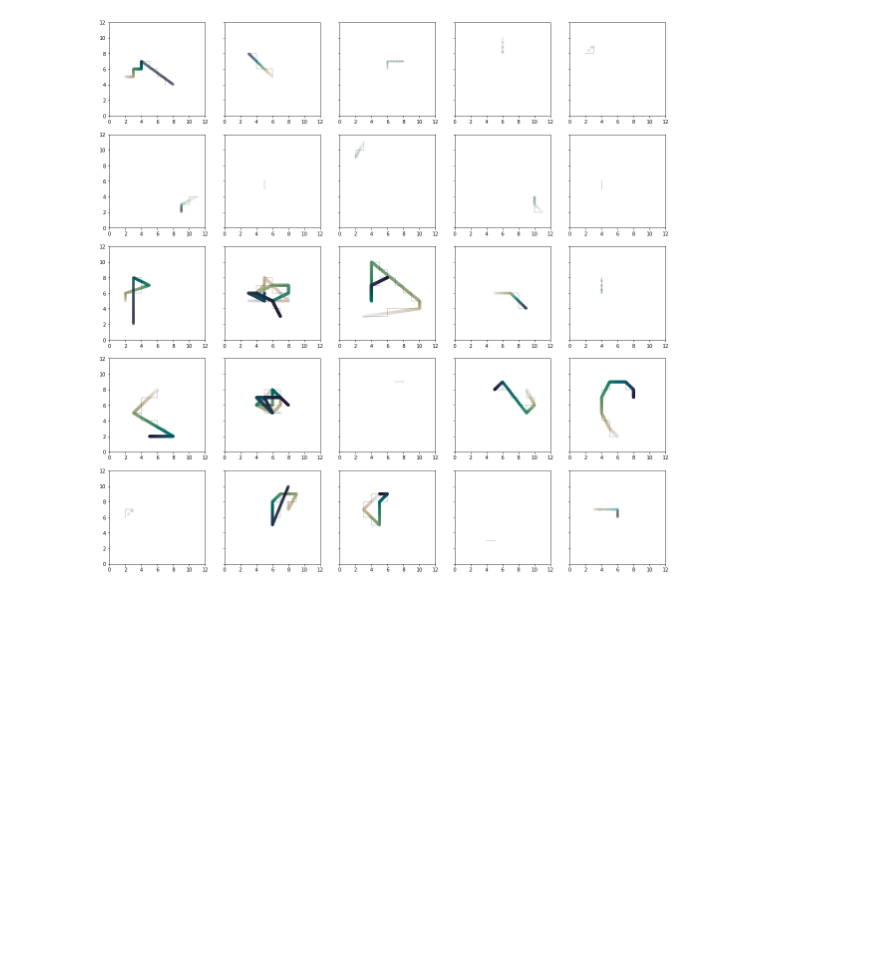
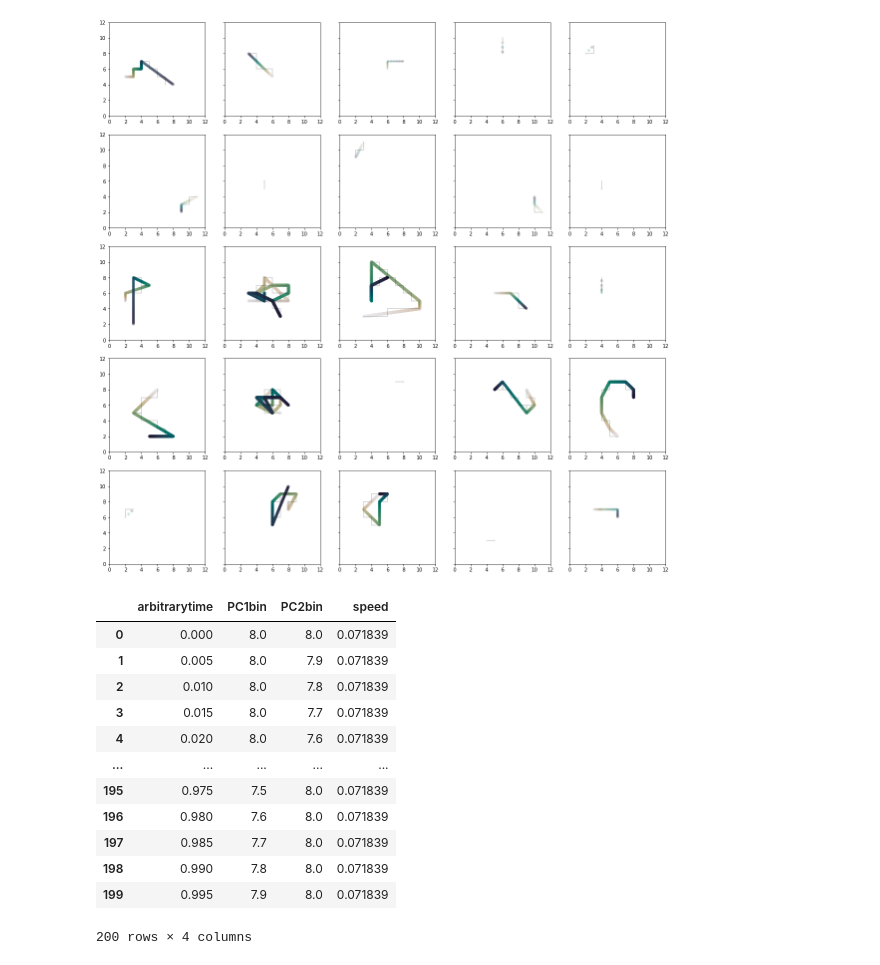
Before and after one commit to looneytunes2/NeutrophilShapeAnalysis, a Jupyter notebook: Notebooks/Confocal Combined PCA ALLDATA Analysis 10-second PC1-PC2 transitions.ipynb, the cells around one changed output. Saved outputs shown, nothing was run; the diff lists cells and outputs as text; code cells hidden in the pictures; blank space fills up the shorter version.

```diff
--- a/Notebooks/Confocal Combined PCA ALLDATA Analysis 10-second PC1-PC2 transitions.ipynb
+++ b/Notebooks/Confocal Combined PCA ALLDATA Analysis 10-second PC1-PC2 transitions.ipynb
@@ -974,26 +988,47 @@ from CustomFunctions.PCvisualization import interpolate_contour_shapes
 import pickle as pk
 from scipy import interpolate
 from scipy.spatial import distance
-avgpcs = TotalFrame[[x for x in TotalFrame.columns.to_list() if 'PC' in x and 'bin' not in x]].mean().to_numpy()
+avgpcs = TotalFrame[[x for x in TotalFrame.columns.to_list() if 'PC' in x and 'bin' not in x and '_' not in x]].mean().to_numpy()
 
-pca = pk.load(open(savedir+"pca.pkl",'rb'))
+pca = pk.load(open('/'.join(savedir.split('/')[:-2])+"/pca.pkl",'rb'))
+
+PC1bins = centers.PC1.to_numpy()
+PC2bins = centers.PC2.to_numpy()
 
 whichpcs = [1,2]
 lmax = 10
+metrics = ['speed']
+vertices = np.array([[8,8],
+                    [8,3],
+                    [3,3],
+                    [3,8]])
 
-vertices = np.array([[4,7],
-[4,3],
-[9,3],
-[9,7]])
-
-contour_positions, loopname = interpolate_contour_shapes(vertices,
+contour_positions, loopname, metricsarray = interpolate_contour_shapes(vertices,
                                avgpcs,
                                whichpcs,
                                pca,
                                PC1bins,
                                PC2bins,
                                savedir,
-                               lmax)
+                               lmax,
+                               TotalFrame,
+                               metrics)
+# %%
+pd.DataFrame(metricsarray)
+# %% [output]
+|  | arbitrarytime | PC1bin | PC2bin | speed |
+| 0 | 0.000 | 8.0 | 8.0 | 0.071839 |
+| 1 | 0.005 | 8.0 | 7.9 | 0.071839 |
+| 2 | 0.010 | 8.0 | 7.8 | 0.071839 |
+| 3 | 0.015 | 8.0 | 7.7 | 0.071839 |
+| 4 | 0.020 | 8.0 | 7.6 | 0.071839 |
+| ... | ... | ... | ... | ... |
+| 195 | 0.975 | 7.5 | 8.0 | 0.071839 |
+| 196 | 0.980 | 7.6 | 8.0 | 0.071839 |
+| 197 | 0.985 | 7.7 | 8.0 | 0.071839 |
+| 198 | 0.990 | 7.8 | 8.0 | 0.071839 |
+| 199 | 0.995 | 7.9 | 8.0 | 0.071839 |
+200 rows × 4 columns
 # %%
 ########## animate a contour loop graph
 from matplotlib.animation import FuncAnimation
```
Also changed, not shown: parts of 8 cells of this notebook, 48 other files.
